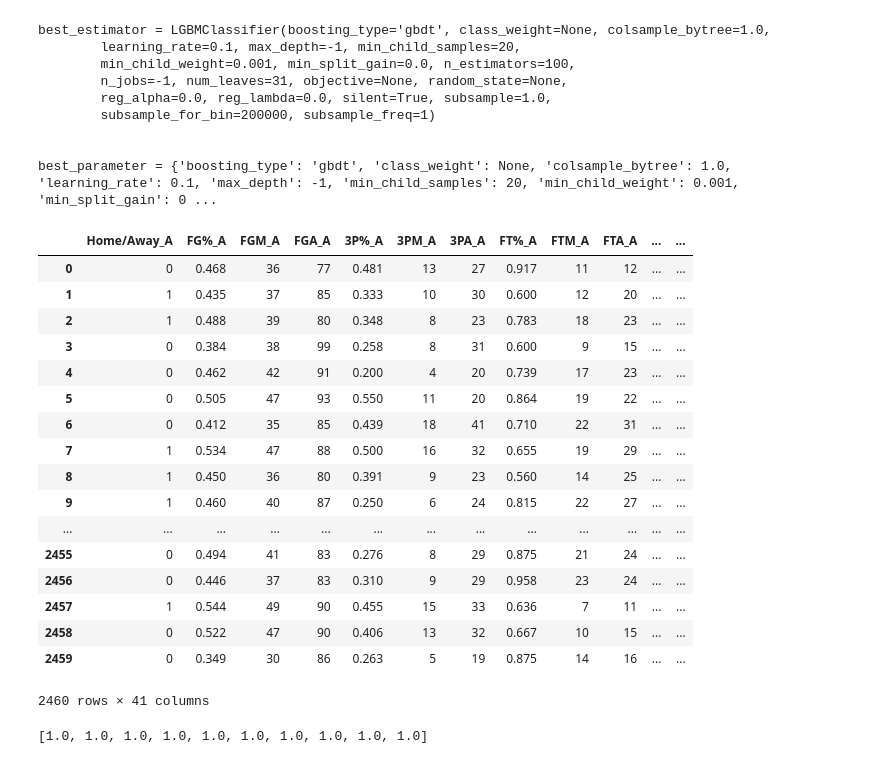
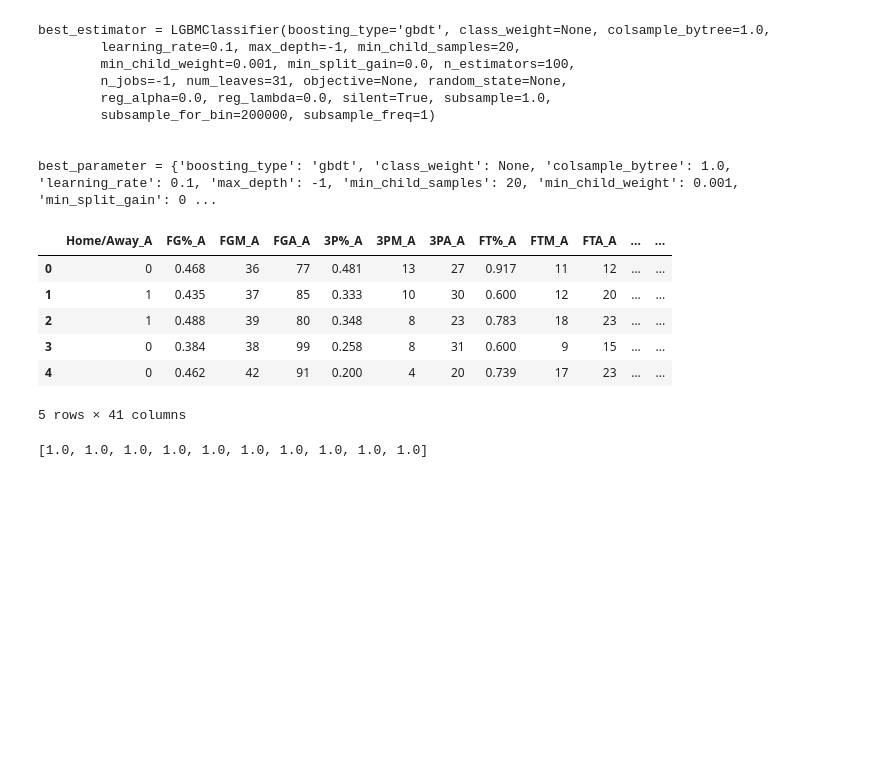
Before and after one commit to Coslate/DataMining_Final, a Jupyter notebook: Total_Model_test_2017-2018.ipynb, the cells around one changed output. Cells and saved outputs as stored; diff of their text form; code cells hidden in the pictures; blank space fills up the shorter version.

```diff
--- a/Total_Model_test_2017-2018.ipynb
+++ b/Total_Model_test_2017-2018.ipynb
@@ -414,26 +414,15 @@ best_estimator = LGBMClassifier(boosting_type='gbdt', class_weight=None, colsamp
 
 best_parameter = {'boosting_type': 'gbdt', 'class_weight': None, 'colsample_bytree': 1.0, 'learning_rate': 0.1, 'max_depth': -1, 'min_child_samples': 20, 'min_child_weight': 0.001, 'min_split_gain': 0 ...
 # %%
-level_2_out_X
+level_2_out_X.head()
 # %% [output]
 |  | Home/Away_A | FG%_A | FGM_A | FGA_A | 3P%_A | 3PM_A | 3PA_A | FT%_A | FTM_A | FTA_A | ... | ... |
 | 0 | 0 | 0.468 | 36 | 77 | 0.481 | 13 | 27 | 0.917 | 11 | 12 | ... | ... |
 | 1 | 1 | 0.435 | 37 | 85 | 0.333 | 10 | 30 | 0.600 | 12 | 20 | ... | ... |
 | 2 | 1 | 0.488 | 39 | 80 | 0.348 | 8 | 23 | 0.783 | 18 | 23 | ... | ... |
 | 3 | 0 | 0.384 | 38 | 99 | 0.258 | 8 | 31 | 0.600 | 9 | 15 | ... | ... |
 | 4 | 0 | 0.462 | 42 | 91 | 0.200 | 4 | 20 | 0.739 | 17 | 23 | ... | ... |
-| 5 | 0 | 0.505 | 47 | 93 | 0.550 | 11 | 20 | 0.864 | 19 | 22 | ... | ... |
-| 6 | 0 | 0.412 | 35 | 85 | 0.439 | 18 | 41 | 0.710 | 22 | 31 | ... | ... |
-| 7 | 1 | 0.534 | 47 | 88 | 0.500 | 16 | 32 | 0.655 | 19 | 29 | ... | ... |
-| 8 | 1 | 0.450 | 36 | 80 | 0.391 | 9 | 23 | 0.560 | 14 | 25 | ... | ... |
-| 9 | 1 | 0.460 | 40 | 87 | 0.250 | 6 | 24 | 0.815 | 22 | 27 | ... | ... |
-| ... | ... | ... | ... | ... | ... | ... | ... | ... | ... | ... | ... | ... |
-| 2455 | 0 | 0.494 | 41 | 83 | 0.276 | 8 | 29 | 0.875 | 21 | 24 | ... | ... |
-| 2456 | 0 | 0.446 | 37 | 83 | 0.310 | 9 | 29 | 0.958 | 23 | 24 | ... | ... |
-| 2457 | 1 | 0.544 | 49 | 90 | 0.455 | 15 | 33 | 0.636 | 7 | 11 | ... | ... |
-| 2458 | 0 | 0.522 | 47 | 90 | 0.406 | 13 | 32 | 0.667 | 10 | 15 | ... | ... |
-| 2459 | 0 | 0.349 | 30 | 86 | 0.263 | 5 | 19 | 0.875 | 14 | 16 | ... | ... |
-2460 rows × 41 columns
+5 rows × 41 columns
 # %%
 (n_estimator, n_scoring) = CrossValidationGetModelsScores(level_2_out_X, Y, NUM_TRIALS, 10, best_estimator)
 n_scoring
```
Also changed, not shown: 2 other files.
